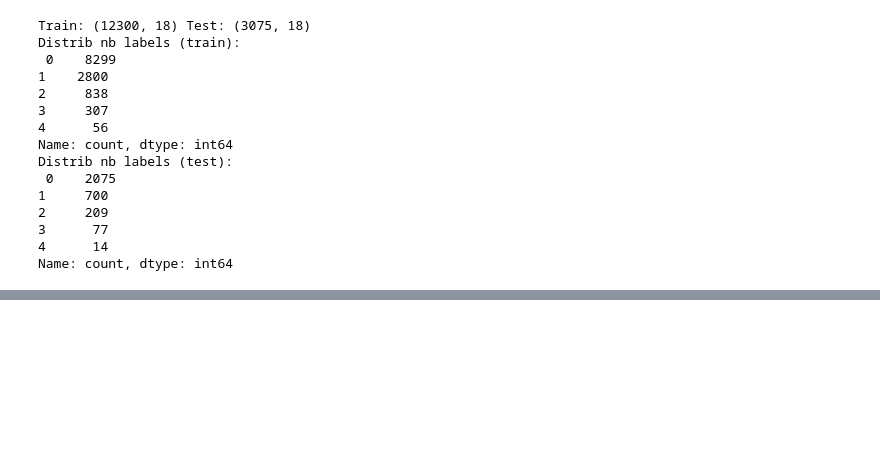
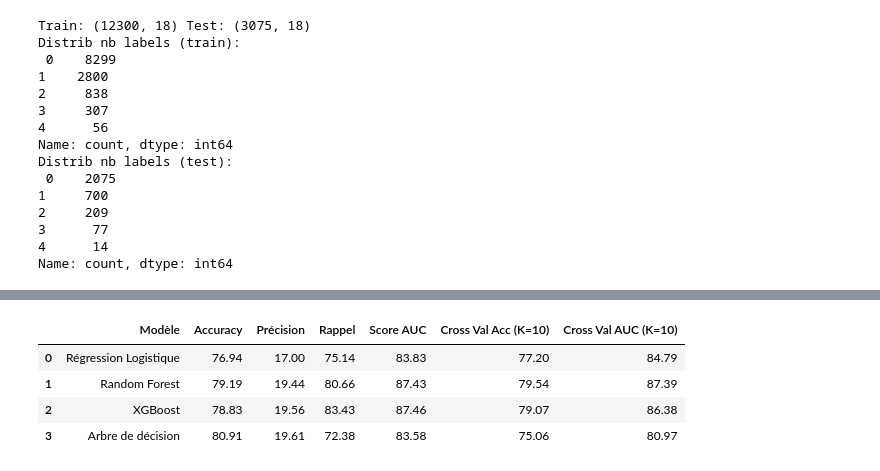
Before and after one commit to mohoualiamrouni/FDEC_Project, a Jupyter notebook: FDEC_notebook.ipynb, the cells around one changed output, grey strips where cells are left out. Cells and saved outputs as stored; diff of their text form; code cells hidden in the pictures; blank space fills up the shorter version.

```diff
--- a/FDEC_notebook.ipynb
+++ b/FDEC_notebook.ipynb
@@ -596,0 +653,77 @@ def undersample_on_train(Xtr, ytr):
+# %%
+# Micro: 1 tableau par label (Accuracy/Précision/Rappel/AUC + CrossVal K=10)
+# + stockage des probas pour tracer ROC ensuite
+
+from sklearn.model_selection import StratifiedKFold, cross_validate
+from sklearn.metrics import accuracy_score, precision_score, recall_score, f1_score, roc_auc_score
+
+def eval_label_once(model, Xtr, ytr, Xte, yte):
+    model.fit(Xtr, ytr)
+    pred = model.predict(Xte)
+    proba = model.predict_proba(Xte)[:, 1] if hasattr(model, "predict_proba") else None
+
+    out = {
+        "Accuracy": accuracy_score(yte, pred),
+        "Précision": precision_score(yte, pred, zero_division=0),
+        "Rappel": recall_score(yte, pred, zero_division=0),
+        "F1": f1_score(yte, pred, zero_division=0),
+    }
+    if proba is not None and len(np.unique(yte)) > 1:
+        out["AUC"] = roc_auc_score(yte, proba)
+    else:
+        out["AUC"] = np.nan
+
+    return out, pred, proba
+
+cv10 = StratifiedKFold(n_splits=10, shuffle=True, random_state=RANDOM_STATE)
+scoring_cv = {"acc": "accuracy", "auc": "roc_auc"}
+
+micro_tables = {}      # label -> DataFrame résultats
+proba_store = {}       # (label, modelname) -> proba sur test
+
+for lab in label_cols:
+    print(f"\n==================== {lab} ====================")
+
+    ytr = Y_train_m[lab].astype(int)
+    yte = Y_test_m[lab].astype(int)
+
+    # undersampling sur TRAIN uniquement
+    Xr, yr = undersample_on_train(X_train_m, ytr)
+
+    print("Avant undersampling:", ytr.value_counts().to_dict())
+    print("Après  undersampling:", pd.Series(yr).value_counts().to_dict())
+
+    rows = []
+    models_bin = build_models_bin()
+
+    for mname, model in models_bin.items():
+        # Cross-val K=10 sur le TRAIN rééquilibré
+        cv_out = cross_validate(model, Xr, yr, cv=cv10, scoring=scoring_cv, n_jobs=-1)
+        cv_acc = float(np.mean(cv_out["test_acc"]))
+        cv_auc = float(np.mean(cv_out["test_auc"]))
+
+        # Éval test
+        metrics, pred, proba = eval_label_once(model, Xr, yr, X_test_m, yte)
+
+        rows.append({
+            "Modèle": mname,
+            "Accuracy": metrics["Accuracy"],
+            "Précision": metrics["Précision"],
+            "Rappel": metrics["Rappel"],
+            "Score AUC": metrics["AUC"],
+            "Cross Val Acc (K=10)": cv_acc,
+            "Cross Val AUC (K=10)": cv_auc
+        })
+
+        if proba is not None:
+            proba_store[(lab, mname)] = proba
+
+    df_lab = pd.DataFrame(rows)
+
+    pct_cols = ["Accuracy", "Précision", "Rappel", "Score AUC", "Cross Val Acc (K=10)", "Cross Val AUC (K=10)"]
+    for c in pct_cols:
+        df_lab[c] = (df_lab[c] * 100).round(2)
+
+    micro_tables[lab] = df_lab
+    display(df_lab)
+# %% [output]
@@ -596,0 +733,5 @@ def undersample_on_train(Xtr, ytr):
+|  | Modèle | Accuracy | Précision | Rappel | Score AUC | Cross Val Acc (K=10) | Cross Val AUC (K=10) |
+| 0 | Régression Logistique | 76.94 | 17.00 | 75.14 | 83.83 | 77.20 | 84.79 |
+| 1 | Random Forest | 79.19 | 19.44 | 80.66 | 87.43 | 79.54 | 87.39 |
+| 2 | XGBoost | 78.83 | 19.56 | 83.43 | 87.46 | 79.07 | 86.38 |
+| 3 | Arbre de décision | 80.91 | 19.61 | 72.38 | 83.58 | 75.06 | 80.97 |
```
Also changed, not shown: parts of 5 cells of this notebook.
